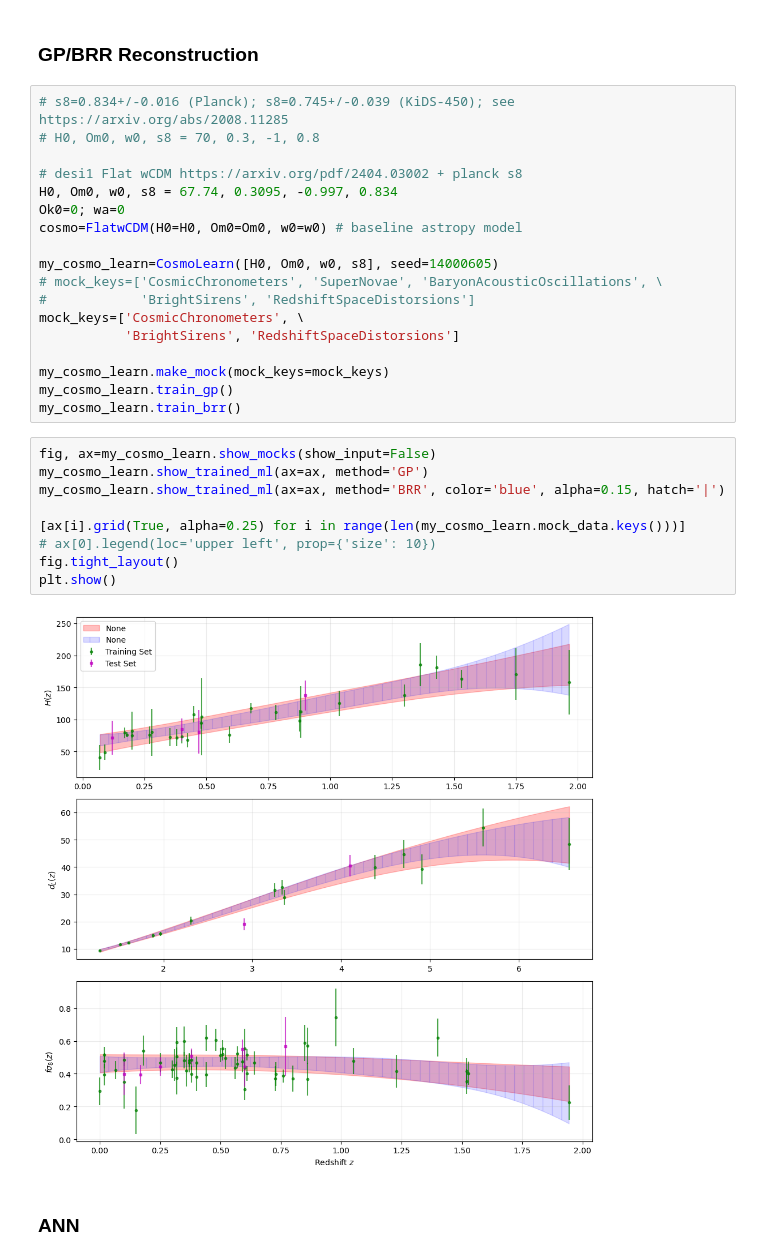
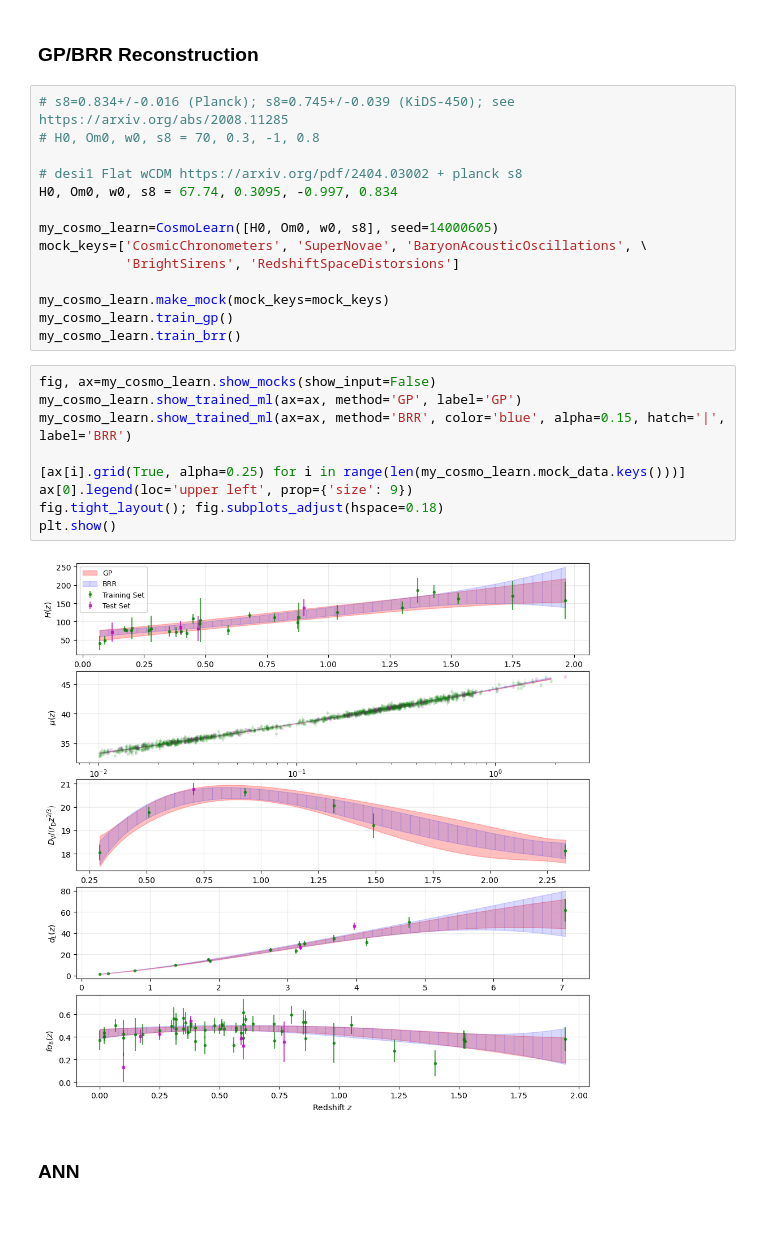
Before and after one commit to reggiebernardo/cosmo_learn, a Jupyter notebook: cosmo_tutorial.ipynb, the cells around one changed output. Drawn from its saved outputs; the diff is of its cells as text; blank space fills up the shorter version.

```diff
--- a/cosmo_tutorial.ipynb
+++ b/cosmo_tutorial.ipynb
@@ -118,13 +89,9 @@ plt.show()
 
 # desi1 Flat wCDM https://arxiv.org/pdf/2404.03002 + planck s8
 H0, Om0, w0, s8 = 67.74, 0.3095, -0.997, 0.834
-Ok0=0; wa=0
-cosmo=FlatwCDM(H0=H0, Om0=Om0, w0=w0) # baseline astropy model
 
 my_cosmo_learn=CosmoLearn([H0, Om0, w0, s8], seed=14000605)
-# mock_keys=['CosmicChronometers', 'SuperNovae', 'BaryonAcousticOscillations', \
-#            'BrightSirens', 'RedshiftSpaceDistorsions']
-mock_keys=['CosmicChronometers', \
+mock_keys=['CosmicChronometers', 'SuperNovae', 'BaryonAcousticOscillations', \
            'BrightSirens', 'RedshiftSpaceDistorsions']
 
 my_cosmo_learn.make_mock(mock_keys=mock_keys)
@@ -132,15 +99,15 @@ my_cosmo_learn.train_gp()
 my_cosmo_learn.train_brr()
 # %%
 fig, ax=my_cosmo_learn.show_mocks(show_input=False)
-my_cosmo_learn.show_trained_ml(ax=ax, method='GP')
-my_cosmo_learn.show_trained_ml(ax=ax, method='BRR', color='blue', alpha=0.15, hatch='|')
+my_cosmo_learn.show_trained_ml(ax=ax, method='GP', label='GP')
+my_cosmo_learn.show_trained_ml(ax=ax, method='BRR', color='blue', alpha=0.15, hatch='|', label='BRR')
 
 [ax[i].grid(True, alpha=0.25) for i in range(len(my_cosmo_learn.mock_data.keys()))]
-# ax[0].legend(loc='upper left', prop={'size': 10})
-fig.tight_layout()
+ax[0].legend(loc='upper left', prop={'size': 9})
+fig.tight_layout(); fig.subplots_adjust(hspace=0.18)
 plt.show()
 # %% [output]
-[figure, old version]
+[figure, new version]
 # %% [markdown]
 ### ANN
 # %%
```
Also changed, not shown: parts of 13 cells of this notebook, 1 other file.
